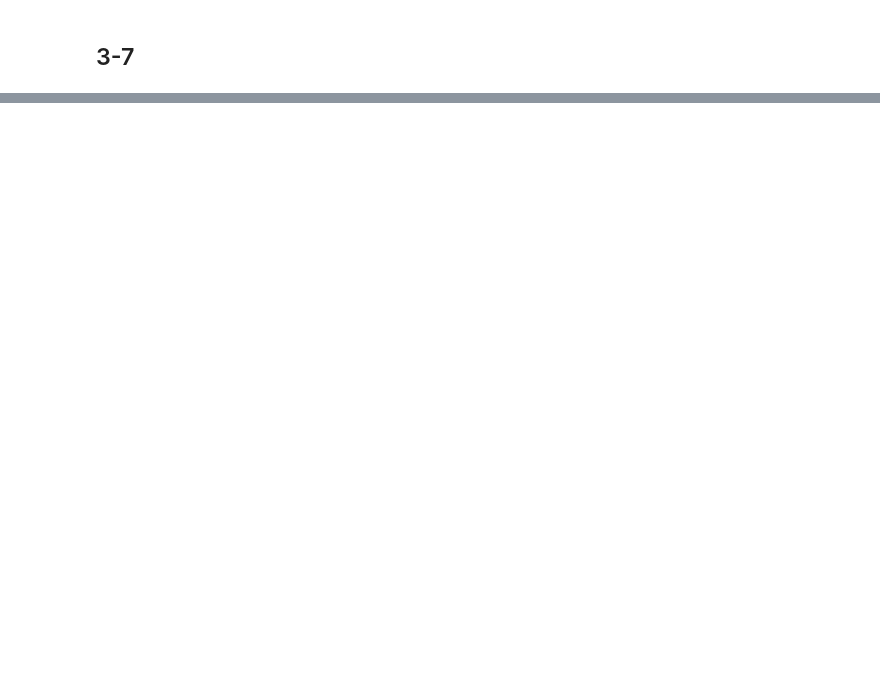
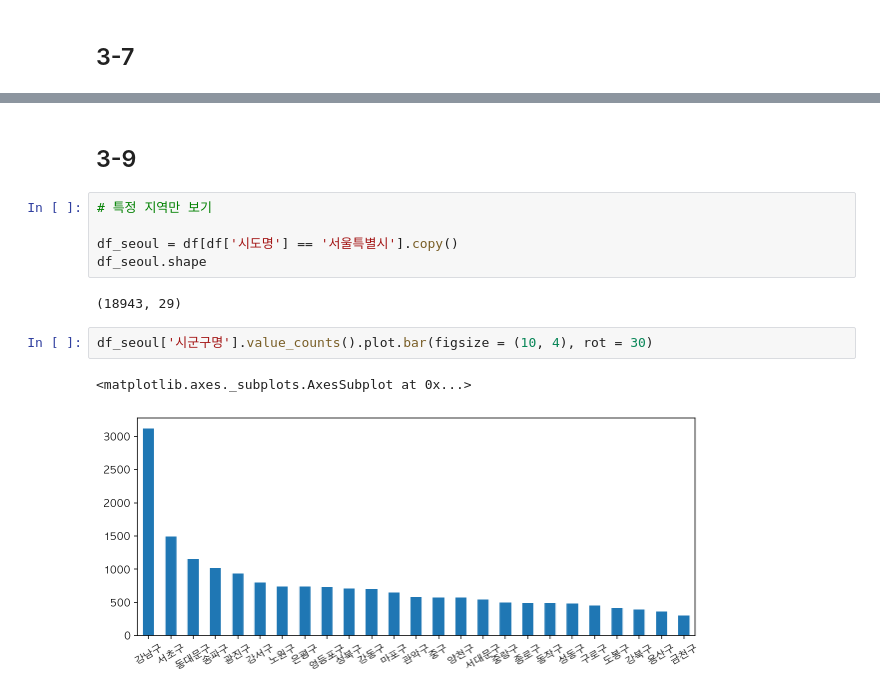
Before and after one commit to solyrion/Numpy, a Jupyter notebook: boostcourse/boostcourse_lecture/boostcourse_study_3.ipynb, the cells around one changed output, grey strips where cells are left out. Cells and saved outputs as stored; diff of their text form; blank space fills up the shorter version.

```diff
--- a/boostcourse/boostcourse_lecture/boostcourse_study_3.ipynb
+++ b/boostcourse/boostcourse_lecture/boostcourse_study_3.ipynb
@@ -390,0 +637,14 @@ c.plot.barh(figsize = (7, 8), grid = True)
+# %% [markdown]
+## 3-9
+# %%
+# 특정 지역만 보기
+
+df_seoul = df[df['시도명'] == '서울특별시'].copy()
+df_seoul.shape
+# %% [output]
+(18943, 29)
+# %%
+df_seoul['시군구명'].value_counts().plot.bar(figsize = (10, 4), rot = 30)
+# %% [output]
+<matplotlib.axes._subplots.AxesSubplot at 0x...>
+[figure, added]
```
Also changed, not shown: parts of 34 cells of this notebook, 1 other file.
